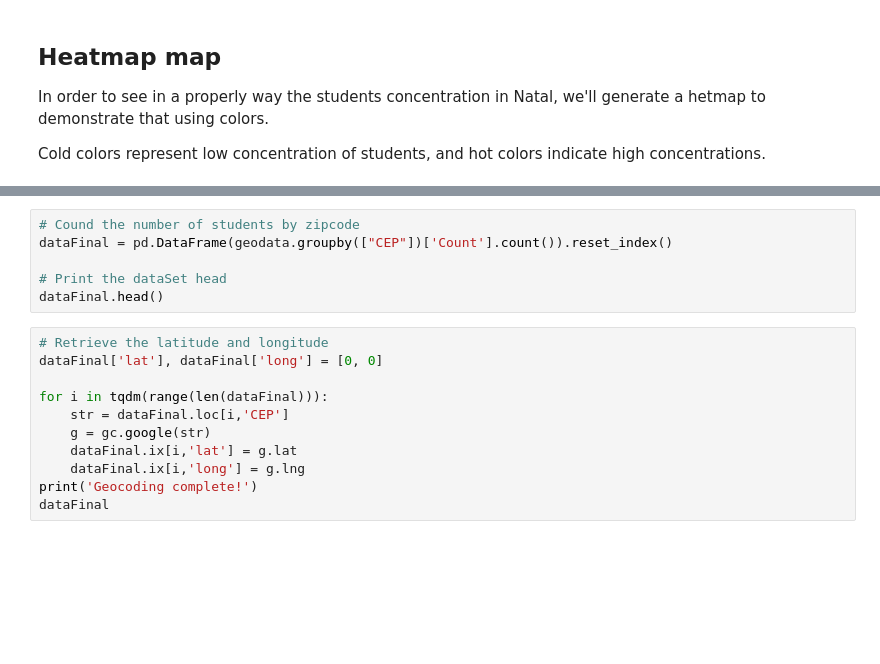
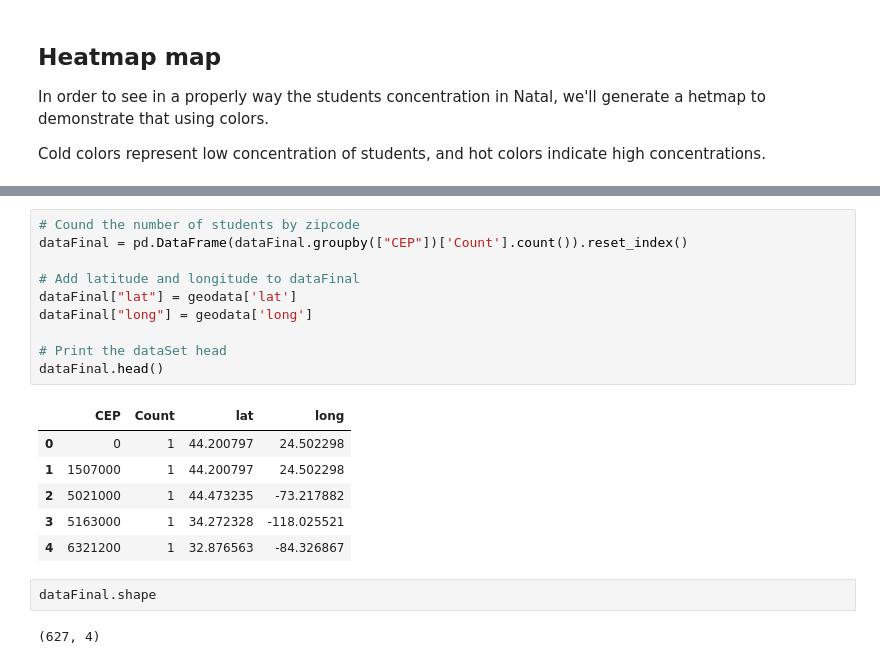
Before and after one commit to igorabrandao/Py-Students-Analysis, a Jupyter notebook: py-students-blind.ipynb, the cells around one changed output, grey strips where cells are left out. Saved outputs shown, nothing was run; the diff lists cells and outputs as text; blank space fills up the shorter version.

```diff
--- a/py-students-blind.ipynb
+++ b/py-students-blind.ipynb
@@ -165,20 +203,24 @@ Cold colors represent low concentration of students, and hot colors indicate hig
 # %%
 # Cound the number of students by zipcode
-dataFinal = pd.DataFrame(geodata.groupby(["CEP"])['Count'].count()).reset_index()
+dataFinal = pd.DataFrame(dataFinal.groupby(["CEP"])['Count'].count()).reset_index()
+
+# Add latitude and longitude to dataFinal
+dataFinal["lat"] = geodata['lat']
+dataFinal["long"] = geodata['long']
 
 # Print the dataSet head
 dataFinal.head()
+# %% [output]
+|  | CEP | Count | lat | long |
+| 0 | 0 | 1 | 44.200797 | 24.502298 |
+| 1 | 1507000 | 1 | 44.200797 | 24.502298 |
+| 2 | 5021000 | 1 | 44.473235 | -73.217882 |
+| 3 | 5163000 | 1 | 34.272328 | -118.025521 |
+| 4 | 6321200 | 1 | 32.876563 | -84.326867 |
-# %%
-# Retrieve the latitude and longitude
-dataFinal['lat'], dataFinal['long'] = [0, 0]
-
-for i in tqdm(range(len(dataFinal))):
-    str = dataFinal.loc[i,'CEP']
-    g = gc.google(str)
-    dataFinal.ix[i,'lat'] = g.lat
-    dataFinal.ix[i,'long'] = g.lng
-print('Geocoding complete!')
-dataFinal
+# %%
+dataFinal.shape
+# %% [output]
+(627, 4)
 # %%
 # Set map center and zoom level
 mapc = [-5.788, -35.202]
```
Also changed, not shown: parts of 8 cells of this notebook, 1 other file.
